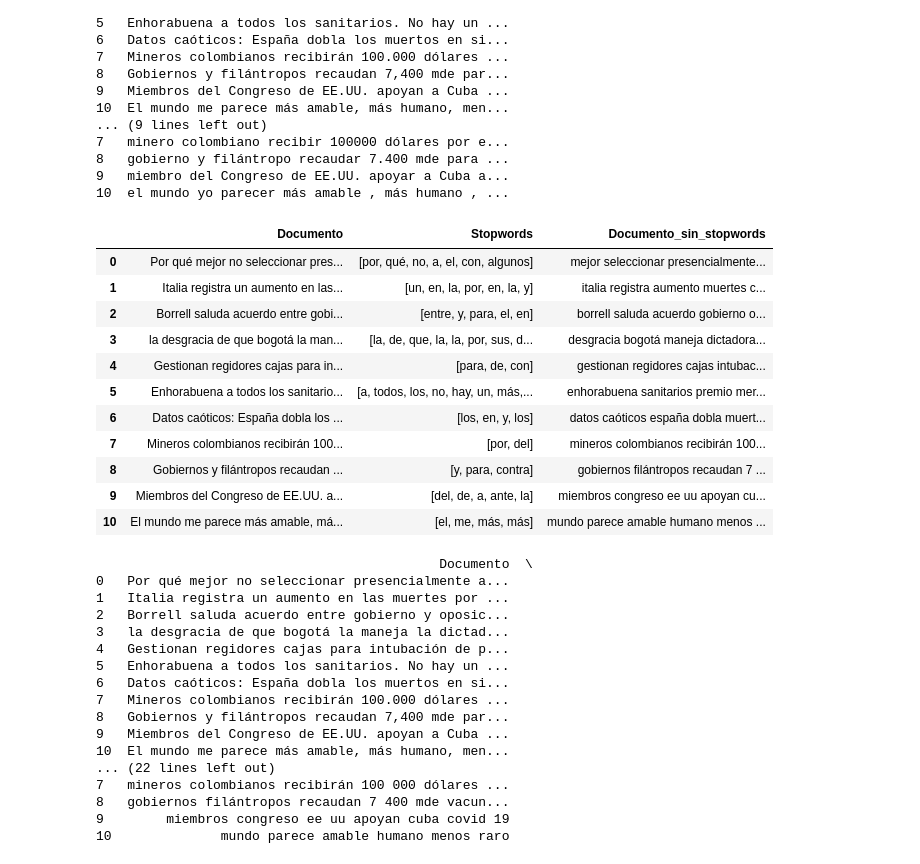
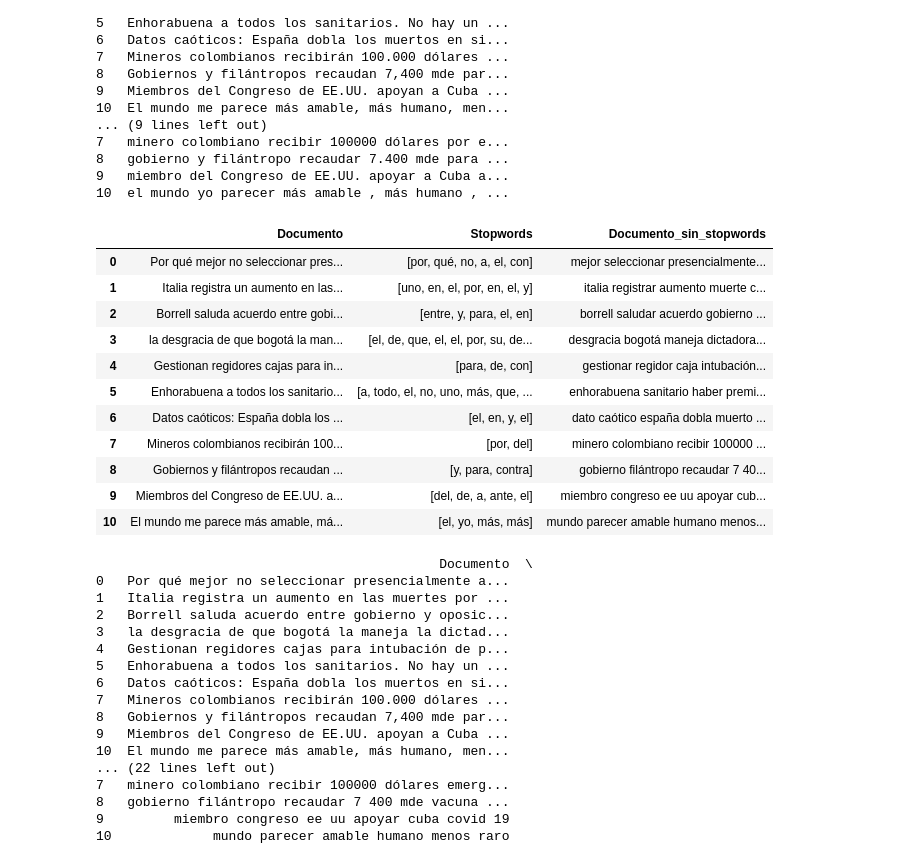
Before and after one commit to BMSS-EAFIT-Projects/NLP-Seminar, a Jupyter notebook: estadisticas.ipynb, the cells around one changed output. Saved outputs shown, nothing was run; the diff lists cells and outputs as text; code cells hidden in the pictures.

```diff
--- a/estadisticas.ipynb
+++ b/estadisticas.ipynb
@@ -100,30 +100,30 @@ print(df[['Documento', 'Documento_Lematizado']])
 # %%
 spanish_stopwords = set(stopwords.words('spanish'))
 
 def extraer_stopwords(texto):
     palabras = re.findall(r'\b\w+\b', texto.lower())
     return [palabra for palabra in palabras if palabra in spanish_stopwords]
 
 def limpiar_stopwords(texto):
     palabras = re.findall(r'\b\w+\b', texto.lower())
     return ' '.join([palabra for palabra in palabras if palabra not in spanish_stopwords])
 
-df['Stopwords'] = df['Documento'].apply(extraer_stopwords)
-df['Documento_sin_stopwords'] = df['Documento'].apply(limpiar_stopwords)
+df['Stopwords'] = df['Documento_Lematizado'].apply(extraer_stopwords)
+df['Documento_sin_stopwords'] = df['Documento_Lematizado'].apply(limpiar_stopwords)
 df[['Documento', 'Stopwords', 'Documento_sin_stopwords']]
 # %% [output]
 |  | Documento | Stopwords | Documento_sin_stopwords |
-| 0 | Por qué mejor no seleccionar pres... | [por, qué, no, a, el, con, algunos] | mejor seleccionar presencialmente... |
-| 1 | Italia registra un aumento en las... | [un, en, la, por, en, la, y] | italia registra aumento muertes c... |
-| 2 | Borrell saluda acuerdo entre gobi... | [entre, y, para, el, en] | borrell saluda acuerdo gobierno o... |
-| 3 | la desgracia de que bogotá la man... | [la, de, que, la, la, por, sus, d... | desgracia bogotá maneja dictadora... |
-| 4 | Gestionan regidores cajas para in... | [para, de, con] | gestionan regidores cajas intubac... |
-| 5 | Enhorabuena a todos los sanitario... | [a, todos, los, no, hay, un, más,... | enhorabuena sanitarios premio mer... |
-| 6 | Datos caóticos: España dobla los ... | [los, en, y, los] | datos caóticos españa dobla muert... |
-| 7 | Mineros colombianos recibirán 100... | [por, del] | mineros colombianos recibirán 100... |
-| 8 | Gobiernos y filántropos recaudan ... | [y, para, contra] | gobiernos filántropos recaudan 7 ... |
-| 9 | Miembros del Congreso de EE.UU. a... | [del, de, a, ante, la] | miembros congreso ee uu apoyan cu... |
-| 10 | El mundo me parece más amable, má... | [el, me, más, más] | mundo parece amable humano menos ... |
+| 0 | Por qué mejor no seleccionar pres... | [por, qué, no, a, el, con] | mejor seleccionar presencialmente... |
+| 1 | Italia registra un aumento en las... | [uno, en, el, por, en, el, y] | italia registrar aumento muerte c... |
+| 2 | Borrell saluda acuerdo entre gobi... | [entre, y, para, el, en] | borrell saludar acuerdo gobierno ... |
+| 3 | la desgracia de que bogotá la man... | [el, de, que, el, el, por, su, de... | desgracia bogotá maneja dictadora... |
+| 4 | Gestionan regidores cajas para in... | [para, de, con] | gestionar regidor caja intubación... |
+| 5 | Enhorabuena a todos los sanitario... | [a, todo, el, no, uno, más, que, ... | enhorabuena sanitario haber premi... |
+| 6 | Datos caóticos: España dobla los ... | [el, en, y, el] | dato caótico españa dobla muerto ... |
+| 7 | Mineros colombianos recibirán 100... | [por, del] | minero colombiano recibir 100000 ... |
+| 8 | Gobiernos y filántropos recaudan ... | [y, para, contra] | gobierno filántropo recaudar 7 40... |
+| 9 | Miembros del Congreso de EE.UU. a... | [del, de, a, ante, el] | miembro congreso ee uu apoyar cub... |
+| 10 | El mundo me parece más amable, má... | [el, yo, más, más] | mundo parecer amable humano menos... |
 # %%
 print(df[['Documento', 'Stopwords', 'Documento_sin_stopwords']])
 # %% [output]
@@ -140,7 +140,7 @@ print(df[['Documento', 'Stopwords', 'Documento_sin_stopwords']])
 9   Miembros del Congreso de EE.UU. apoyan a Cuba ...
 10  El mundo me parece más amable, más humano, men...
 ... (22 lines left out)
-7   mineros colombianos recibirán 100 000 dólares ...
-8   gobiernos filántropos recaudan 7 400 mde vacun...
-9        miembros congreso ee uu apoyan cuba covid 19
-10              mundo parece amable humano menos raro
+7   minero colombiano recibir 100000 dólares emerg...
+8   gobierno filántropo recaudar 7 400 mde vacuna ...
+9         miembro congreso ee uu apoyar cuba covid 19
+10             mundo parecer amable humano menos raro
```
Also changed, not shown: parts of 2 cells of this notebook, 1 other file.
